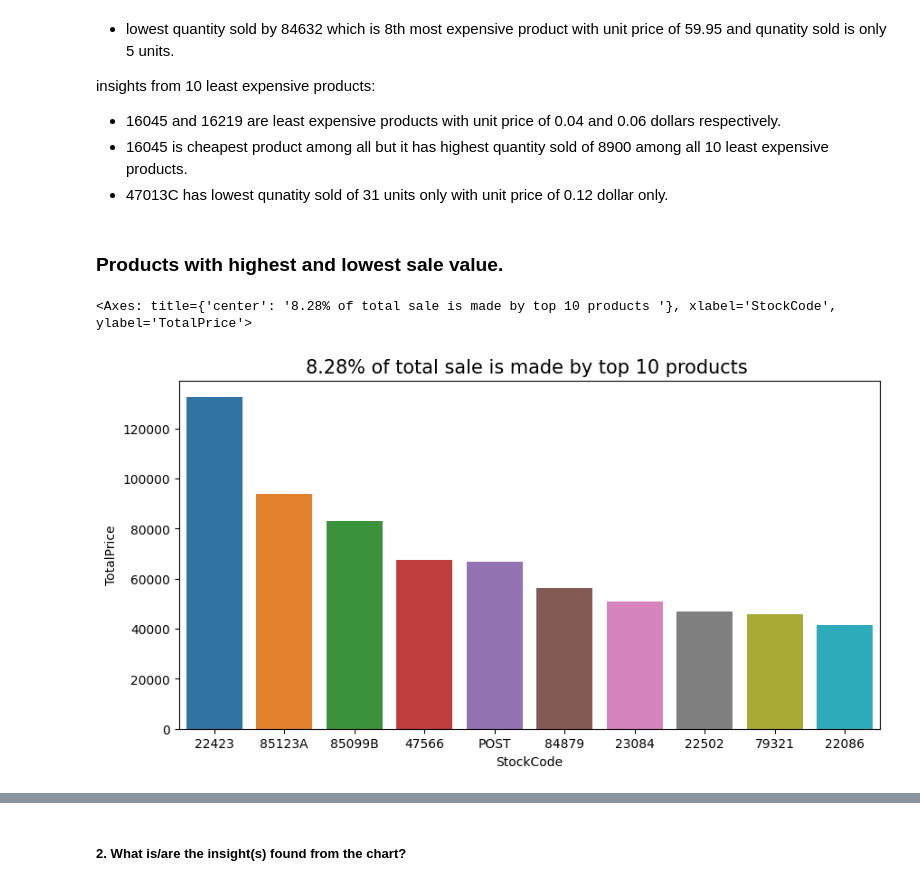
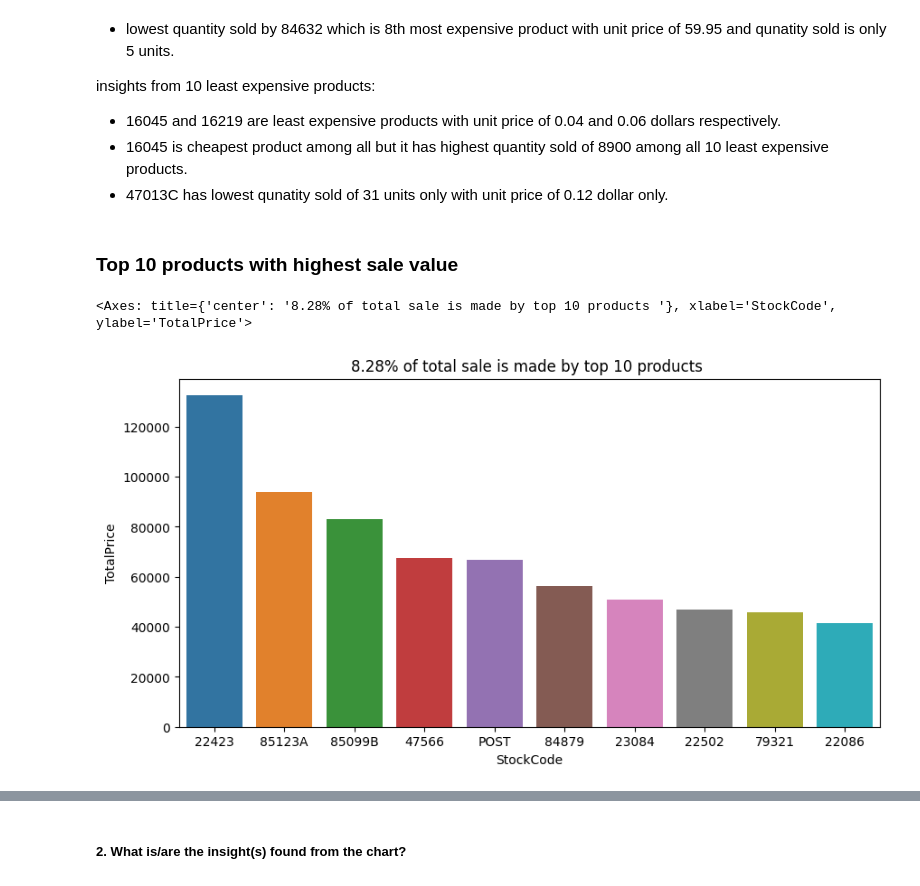
Before and after one commit to kd0176/Online-Retail-Customer-Segmentation, a Jupyter notebook: Online_Retail_Customer_Segmentation.ipynb, the cells around one changed output, grey strips where cells are left out. Cells and saved outputs as stored; diff of their text form; code cells hidden in the pictures.

```diff
--- a/Online_Retail_Customer_Segmentation.ipynb
+++ b/Online_Retail_Customer_Segmentation.ipynb
@@ -689,18 +719,18 @@ insights from 10 least expensive products:
 * 16045 is cheapest product among all but it has highest quantity sold of 8900 among all 10 least expensive products.
 * 47013C has lowest qunatity sold of 31 units only with unit price of 0.12 dollar only.
 # %% [markdown]
-### Products with highest and lowest sale value.
+### Top 10 products with highest sale value
 # %%
 # Total sale by each product
 sale_df = df.groupby(['StockCode'])['TotalPrice'].sum().reset_index().sort_values('TotalPrice', ascending=False).reset_index(drop=True)
 
 # percenatge of top 10 product with highest sale
 percentage_of_top_10 = round(sale_df['TotalPrice'].head(10).sum() / sale_df['TotalPrice'].sum() * 100, 2)
 
 # ploting bar chart for top 10 products with highest sale
 plt.figure(figsize=(10,5))
-plt.title(f'{percentage_of_top_10}% of total sale is made by top 10 products ', fontdict={'size': 15})
+plt.title(f'{percentage_of_top_10}% of total sale is made by top 10 products ', fontdict={'size': 12})
 sns.barplot(x='StockCode',y='TotalPrice',data=sale_df.head(10),)
 # %% [output]
 <Axes: title={'center': '8.28% of total sale is made by top 10 products '}, xlabel='StockCode', ylabel='TotalPrice'>
-[figure, old version]
+[figure, new version]
```
Also changed, not shown: parts of 119 cells of this notebook.
